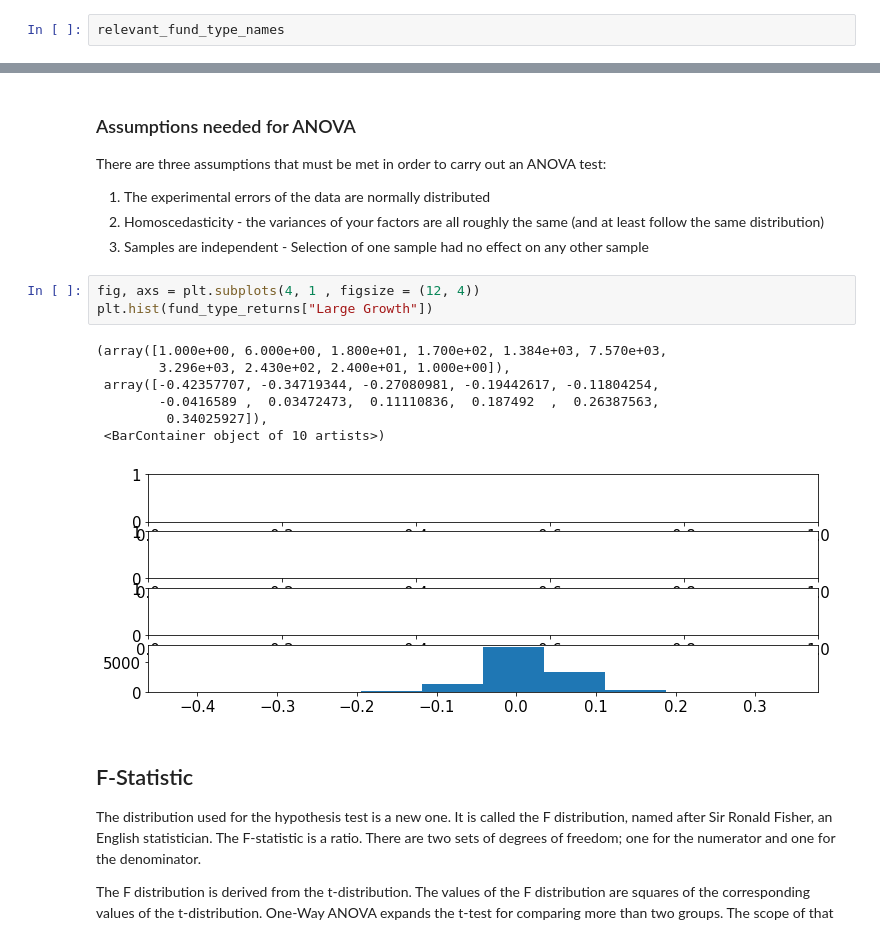
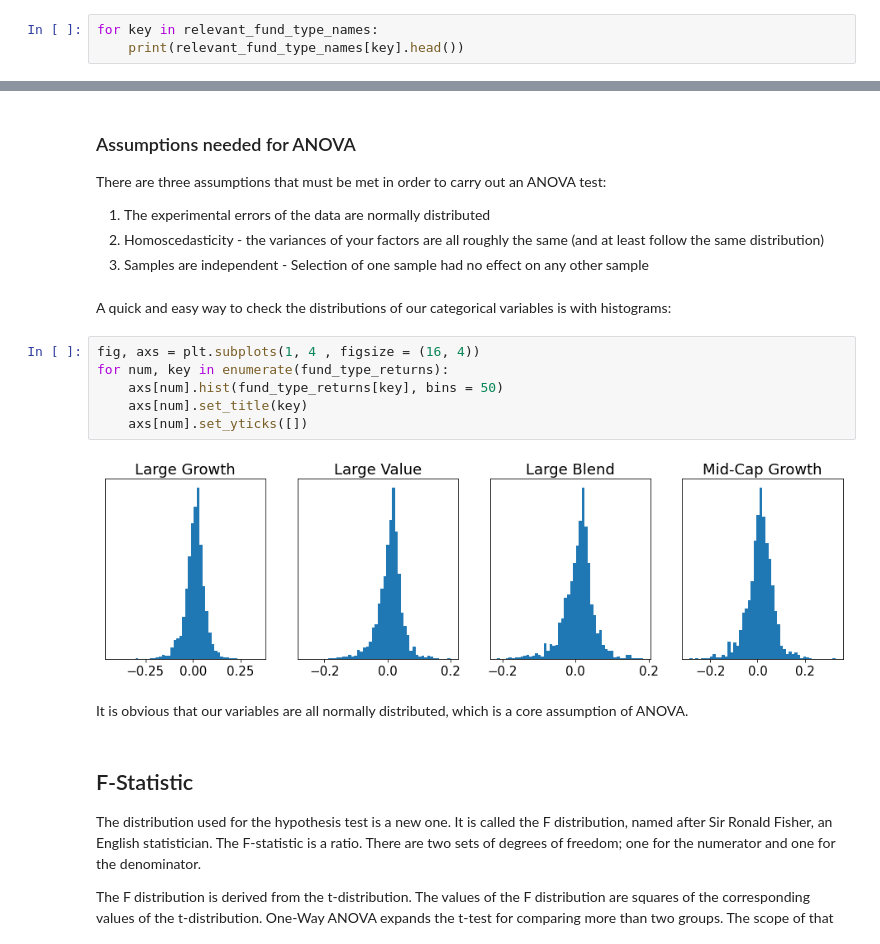
Before and after one commit to zacharyejohnson/Academics, a Jupyter notebook: LPFSAE/LSPFSAE Chapter 4 - Hypothesis Testing - 8-15-2022.ipynb, the cells around one changed output, grey strips where cells are left out. Saved outputs shown, nothing was run; the diff lists cells and outputs as text.

```diff
--- a/LPFSAE/LSPFSAE Chapter 4 - Hypothesis Testing - 8-15-2022.ipynb
+++ b/LPFSAE/LSPFSAE Chapter 4 - Hypothesis Testing - 8-15-2022.ipynb
@@ -824,5 +824,6 @@ relevant_fund_type_names = {}
 for fund_type in relevant_fund_types.index:
     relevant_fund_type_names[fund_type] = relevant_funds["Symbol"][relevant_funds["Morningstar Category"] == fund_type]
 # %%
-relevant_fund_type_names
+for key in relevant_fund_type_names:
+    print(relevant_fund_type_names[key].head())
 # %% [output]
@@ -885,17 +874,18 @@ There are three assumptions that must be met in order to carry out an ANOVA test
 1. The experimental errors of the data are normally distributed
 2. Homoscedasticity - the variances of your factors are all roughly the same (and at least follow the same distribution)
 3. Samples are independent - Selection of one sample had no effect on any other sample
+# %% [markdown]
+A quick and easy way to check the distributions of our categorical variables is with histograms:
 # %%
-fig, axs = plt.subplots(4, 1 , figsize = (12, 4))
-plt.hist(fund_type_returns["Large Growth"])
+fig, axs = plt.subplots(1, 4 , figsize = (16, 4))
+for num, key in enumerate(fund_type_returns):
+    axs[num].hist(fund_type_returns[key], bins = 50)
+    axs[num].set_title(key)
+    axs[num].set_yticks([])
 # %% [output]
-(array([1.000e+00, 6.000e+00, 1.800e+01, 1.700e+02, 1.384e+03, 7.570e+03,
-        3.296e+03, 2.430e+02, 2.400e+01, 1.000e+00]),
- array([-0.42357707, -0.34719344, -0.27080981, -0.19442617, -0.11804254,
-        -0.0416589 ,  0.03472473,  0.11110836,  0.187492  ,  0.26387563,
-         0.34025927]),
- <BarContainer object of 10 artists>)
-[figure, old version]
+[figure, new version]
+# %% [markdown]
+It is obvious that our variables are all normally distributed, which is a core assumption of ANOVA.
 # %% [markdown]
 ## F-Statistic
 The distribution used for the hypothesis test is a new one. It is called the F distribution, named after Sir Ronald Fisher, an English statistician. The F-statistic is a ratio. There are two sets of degrees of freedom; one for the numerator and one for the denominator.
```
Also changed, not shown: parts of 26 cells of this notebook, 11 other files.
